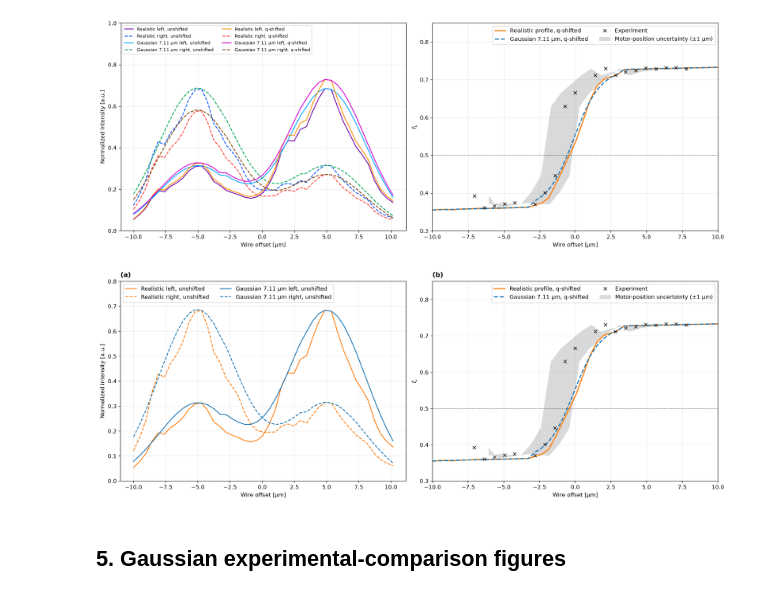
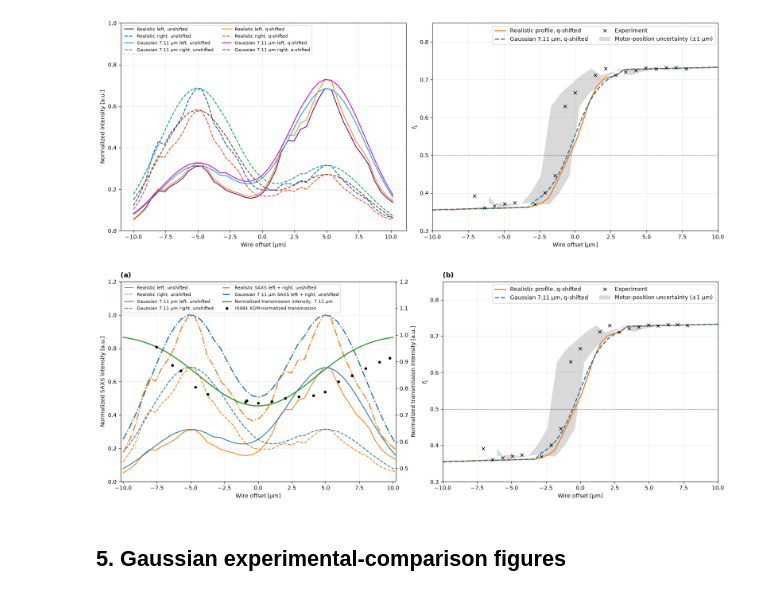
Before and after one commit to wenfe/PCI_Codebase, a Jupyter notebook: SAXS_asymmetry/02_plot_and_save_figures.ipynb, the cells around one changed output. Saved outputs shown, nothing was run; the diff lists cells and outputs as text; code cells hidden in the pictures.

Commit message:
NEW Agents clean and Plot update

```diff
--- a/SAXS_asymmetry/02_plot_and_save_figures.ipynb
+++ b/SAXS_asymmetry/02_plot_and_save_figures.ipynb
@@ -1265,7 +1265,7 @@ shifted_left_weights = np.clip(
 shifted_right_weights = np.clip(
     (shifted_q_axis - shifted_right_edge) / Q_STEP + 0.5, 0.0, 1.0
 )
-realistic_shifted_left = realistic_lineouts @ shifted_left_weights
+realistic_shifted_left = realistic_lineouts @ shifted_left_weights # @ is matrix multiplication
 realistic_shifted_right = realistic_lineouts @ shifted_right_weights
 realistic_shifted_fraction = realistic_shifted_left / (
     realistic_shifted_left + realistic_shifted_right
@@ -1304,8 +1304,11 @@ transmission_shift_minus = np.interp(
 )
 
 
+# Share each beam's maximum SAXS left + right sum across its three curves.
 real_scale, gaussian_scale = real_saxs_total.max(), gaussian_total.max()
-# Preserve each mask's normalization by its maximum total over the scan.
+for beam_name, scale in (("Realistic", real_scale), ("Gaussian", gaussian_scale)):
+    if not np.isfinite(scale) or scale <= 0:
+        raise ValueError(f"{beam_name} maximum SAXS sum must be finite and positive; got {scale}")
 realistic_shifted_scale = (realistic_shifted_left + realistic_shifted_right).max()
 gaussian_shifted_scale = (gaussian_shifted_left + gaussian_shifted_right).max()
 
@@ -1325,15 +1328,33 @@ axes[0].plot(gaussian_offsets_um, gaussian_right / gaussian_scale, "--", ms=4,
 #              "-", ms=4, mfc="none", color=rainbow_colors[6], label="Gaussian 7.11 µm left, q-shifted")
 # axes[0].plot(gaussian_offsets_um, gaussian_shifted_right / gaussian_shifted_scale,
 #              "--", ms=4, mfc="none", color=rainbow_colors[7], label="Gaussian 7.11 µm right, q-shifted")
+axes[0].plot(realistic_offsets_um, real_saxs_total / real_scale, "-.", lw=2,
+             color="tab:orange", label="Realistic SAXS left + right, unshifted")
+axes[0].plot(gaussian_offsets_um, gaussian_total / gaussian_scale, "-.", lw=2,
+             color="tab:blue", label="Gaussian 7.11 µm SAXS left + right, unshifted")
+clean_pci = gaussian_pci
+transmission_axis = axes[0].twinx()
+transmission_axis.plot(clean_pci[:, 0], clean_pci[:, 3], color="tab:green", lw=2,
+             label="Normalized transmission intensity, 7.11 µm")
+transmission_axis.plot(transmission_position_um, transmission, "ko", ms=4,
+             label="r0484 XGM-normalized transmission")
+transmission_axis.set(ylabel="Normalized transmission intensity [a.u.]", ylim=(0.45, 1.2))
+transmission_axis.grid(False)
 axes[0].set(
-    xlabel="Wire offset [µm]", ylabel="Normalized intensity [a.u.]",
+    xlabel="Wire offset [µm]", ylabel="Normalized SAXS intensity [a.u.]",
+    xlim=(-10.2, 10.2),
     # title=("Simulated Mark1300 SAXS left/right: unshifted and q-shifted\n"
     #        rf"($|q_x-q_{{\mathrm{{shift}}}}| \geq {Q_MIN:g}$ nm$^{{-1}}$; "
     #        rf"$q_{{\mathrm{{shift}}}}=0,\ +{Q_MASK_SHIFT_NM_INV:g}$ nm$^{{-1}}$)"),
 )
-axes[0].legend(ncol=2, loc="upper left")
-
-axes[0].set_ylim(0,0.8)
+saxs_handles, saxs_labels = axes[0].get_legend_handles_labels()
+transmission_handles, transmission_labels = transmission_axis.get_legend_handles_labels()
+axes[0].legend(
+    saxs_handles + transmission_handles, saxs_labels + transmission_labels,
+    ncol=2, loc="upper left", fontsize=8,
+)
+axes[0].set_ylim(0, 1.2)
+axes[0].ticklabel_format(axis="y", style="plain", useOffset=False)
 
 axes[1].plot(realistic_offsets_um, realistic_shifted_fraction, "-", lw=2,
              color="tab:orange", label="Realistic profile, q-shifted")
@@ -1358,34 +1379,34 @@ motor_band_x = np.linspace(
 motor_shift_plus = np.interp(
     motor_band_x - MOTOR_POSITION_UNCERTAINTY_UM, motor_x, motor_y
 )
 motor_shift_minus = np.interp(
     motor_band_x + MOTOR_POSITION_UNCERTAINTY_UM, motor_x, motor_y
 )
 axes[1].fill_between(           # fill_between(x, y1, y2) to show motor position uncertainty, y1=lower bound, y2=upper bound
     motor_band_x,
     np.minimum(motor_shift_plus, motor_shift_minus),
     np.maximum(motor_shift_plus, motor_shift_minus),
     color="k", alpha=0.15, lw=0, zorder=0,
     label=rf"Motor-position uncertainty ($\pm${MOTOR_POSITION_UNCERTAINTY_UM:g} µm)",
 )
 axes[1].axhline(0.5, color="k", lw=0.8, ls=":")
 axes[1].set(
     xlabel="Wire offset [µm]", ylabel=r"$f_L$", xlim=(-10, 10), ylim=(0.3, 0.85)
     # title=("SAXS left ratio versus motor experiment "
     #        rf"($|q_x-{Q_MASK_SHIFT_NM_INV:g}| \geq {Q_MIN:g}$ nm$^{{-1}}$)"),
 )
 axes[1].legend(ncol=2)
 
 
 
 for axis, panel_label in zip(axes, ("(a)", "(b)")):
     axis.grid(alpha=0.25)
     axis.set_title(panel_label, loc="left", fontweight="bold", pad=8)
 fig.tight_layout()
 save_figure(fig, REALISTIC_FIGURE_DIR / "04_realistic_saxs_left_right.png")
 plt.show()
 # %% [output]
-[figure, old version]
+[figure, new version]
 # %% [markdown]
 ## 5. Gaussian experimental-comparison figures
 # %%
```
Also changed, not shown: 18 other files.
